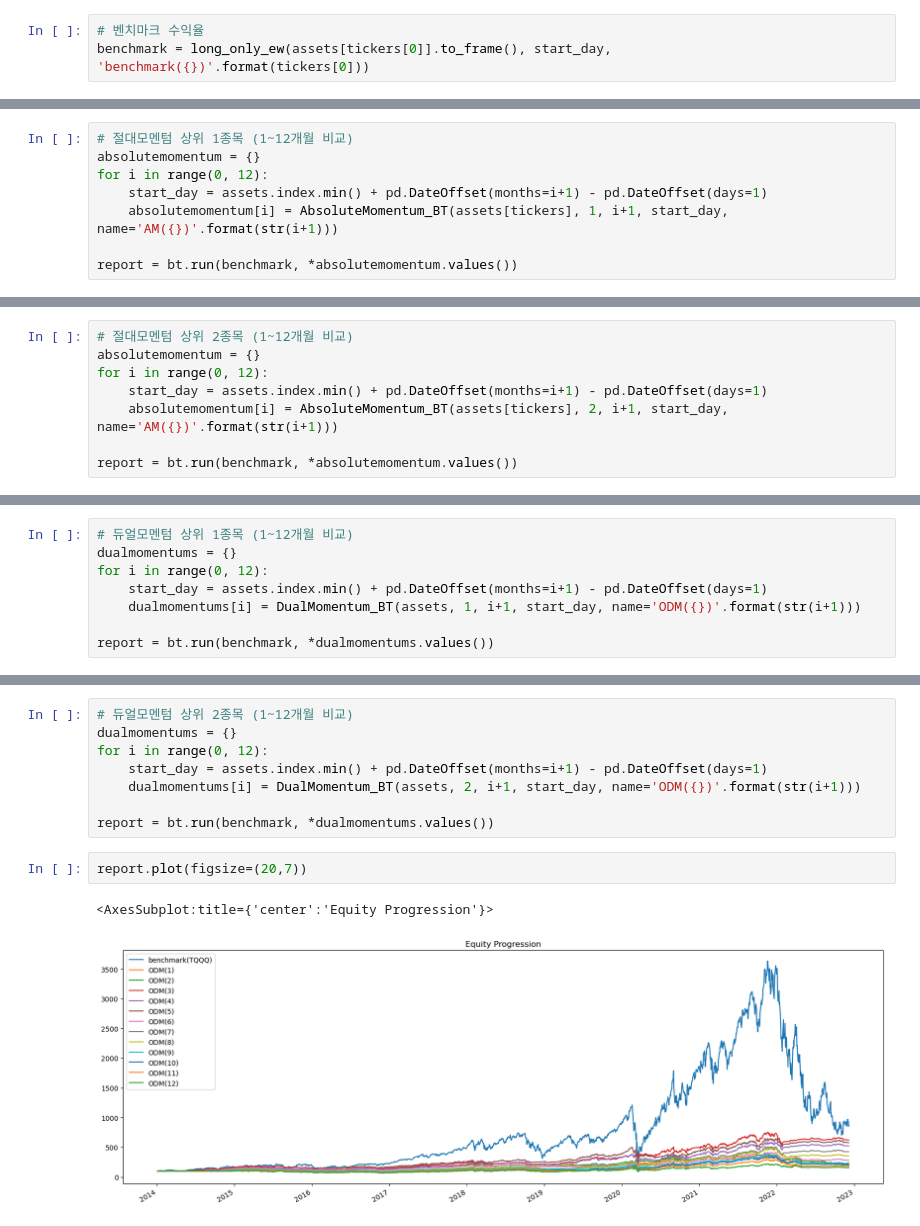
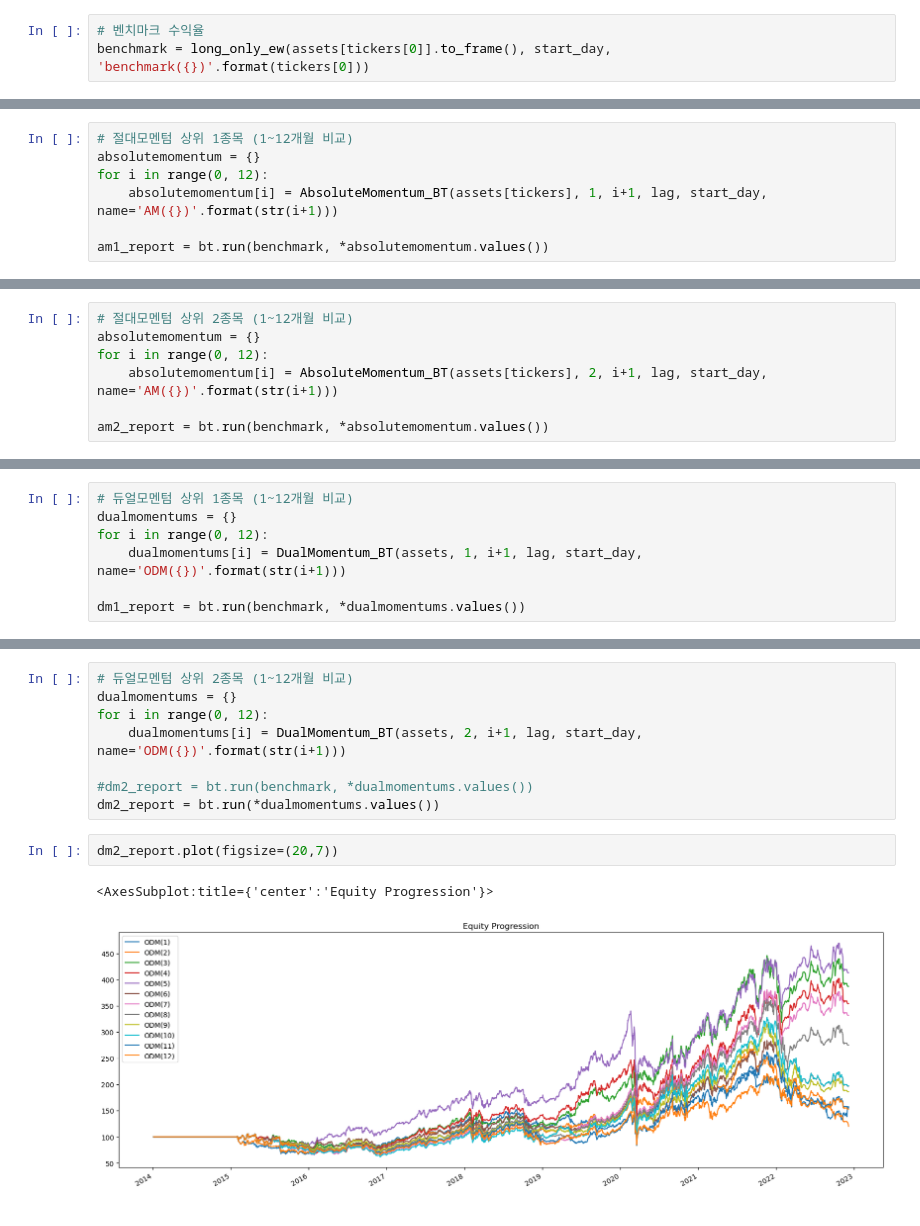
Before and after one commit to unius1004/DualMomentum, a Jupyter notebook: Momentum.ipynb, the cells around one changed output, grey strips where cells are left out. Cells and saved outputs as stored; diff of their text form.

```diff
--- a/Momentum.ipynb
+++ b/Momentum.ipynb
@@ -214,8 +129,7 @@ None
 # 절대모멘텀 상위 1종목 (1~12개월 비교)
 absolutemomentum = {}
 for i in range(0, 12):
-    start_day = assets.index.min() + pd.DateOffset(months=i+1) - pd.DateOffset(days=1)
-    absolutemomentum[i] = AbsoluteMomentum_BT(assets[tickers], 1, i+1, start_day, name='AM({})'.format(str(i+1)))
+    absolutemomentum[i] = AbsoluteMomentum_BT(assets[tickers], 1, i+1, lag, start_day, name='AM({})'.format(str(i+1)))
 
-report = bt.run(benchmark, *absolutemomentum.values())
+am1_report = bt.run(benchmark, *absolutemomentum.values())
 # %%
@@ -247,8 +161,7 @@ None
 # 절대모멘텀 상위 2종목 (1~12개월 비교)
 absolutemomentum = {}
 for i in range(0, 12):
-    start_day = assets.index.min() + pd.DateOffset(months=i+1) - pd.DateOffset(days=1)
-    absolutemomentum[i] = AbsoluteMomentum_BT(assets[tickers], 2, i+1, start_day, name='AM({})'.format(str(i+1)))
+    absolutemomentum[i] = AbsoluteMomentum_BT(assets[tickers], 2, i+1, lag, start_day, name='AM({})'.format(str(i+1)))
 
-report = bt.run(benchmark, *absolutemomentum.values())
+am2_report = bt.run(benchmark, *absolutemomentum.values())
 # %%
@@ -280,8 +193,7 @@ None
 # 듀얼모멘텀 상위 1종목 (1~12개월 비교)
 dualmomentums = {}
 for i in range(0, 12):
-    start_day = assets.index.min() + pd.DateOffset(months=i+1) - pd.DateOffset(days=1)
-    dualmomentums[i] = DualMomentum_BT(assets, 1, i+1, start_day, name='ODM({})'.format(str(i+1)))
+    dualmomentums[i] = DualMomentum_BT(assets, 1, i+1, lag, start_day, name='ODM({})'.format(str(i+1)))
 
-report = bt.run(benchmark, *dualmomentums.values())
+dm1_report = bt.run(benchmark, *dualmomentums.values())
 # %%
@@ -313,13 +225,13 @@ None
 # 듀얼모멘텀 상위 2종목 (1~12개월 비교)
 dualmomentums = {}
 for i in range(0, 12):
-    start_day = assets.index.min() + pd.DateOffset(months=i+1) - pd.DateOffset(days=1)
-    dualmomentums[i] = DualMomentum_BT(assets, 2, i+1, start_day, name='ODM({})'.format(str(i+1)))
+    dualmomentums[i] = DualMomentum_BT(assets, 2, i+1, lag, start_day, name='ODM({})'.format(str(i+1)))
 
-report = bt.run(benchmark, *dualmomentums.values())
+#dm2_report = bt.run(benchmark, *dualmomentums.values())
+dm2_report = bt.run(*dualmomentums.values())
 # %%
-report.plot(figsize=(20,7))
+dm2_report.plot(figsize=(20,7))
 # %% [output]
 <AxesSubplot:title={'center':'Equity Progression'}>
-[figure, old version]
+[figure, new version]
 # %%
```
Also changed, not shown: parts of 20 cells of this notebook, 1 other file.
